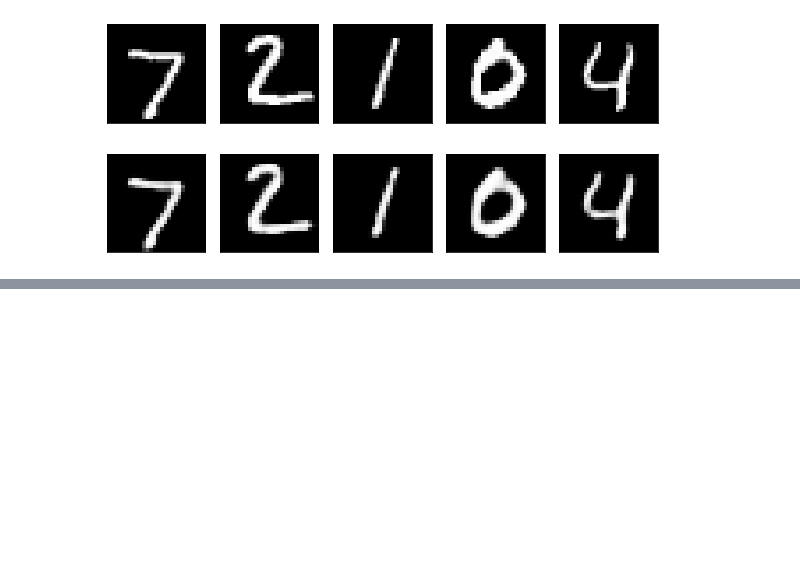
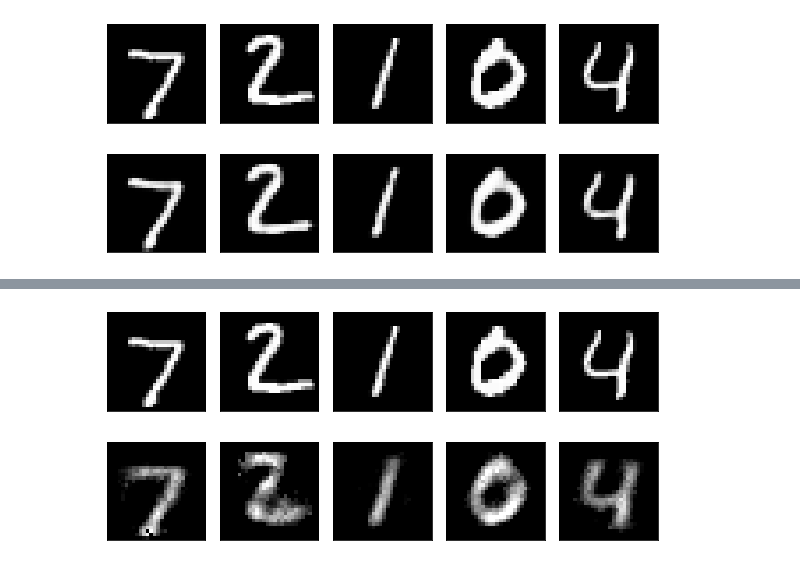
Before and after one commit to neural-data-science-lab/DL-intro-2022, a Jupyter notebook: MNIST-CNN-Keras.ipynb, the cells around one changed output, grey strips where cells are left out. Drawn from its saved outputs; the diff is of its cells as text; code cells hidden in the pictures; blank space fills up the shorter version.

```diff
--- a/MNIST-CNN-Keras.ipynb
+++ b/MNIST-CNN-Keras.ipynb
@@ -364,0 +394,12 @@ draw_predictions_set(predictions)
+# %%
+model.compile(loss='binary_crossentropy',
+              optimizer='adam')
+# %%
+X_train = x_train.reshape((len(x_train), pixels_per_image))
+X_test = x_test.reshape((len(x_test), pixels_per_image))
+# %%
+history = model.fit(X_train, X_train,
+          batch_size=batch_size,
+          epochs=epochs,
+          verbose=2,
+          validation_data=(X_test, X_test))
@@ -364,0 +424,21 @@ draw_predictions_set(predictions)
+# %%
+def draw_predictions_set_flat_input(predictions):
+    plt.figure(figsize=(8, 4))
+    for i in range(5):
+        plt.subplot(2, 5, i+1)
+        plt.imshow(X_test[i].reshape(28, 28), vmin=0, vmax=1, cmap="gray")
+        ax = plt.gca()
+        ax.get_xaxis().set_visible(False)
+        ax.get_yaxis().set_visible(False)
+        plt.subplot(2, 5, i+6)
+        plt.imshow(predictions[i].reshape(28, 28), vmin=0, vmax=1, cmap="gray")
+        ax = plt.gca()
+        ax.get_xaxis().set_visible(False)
+        ax.get_yaxis().set_visible(False)
+    plt.tight_layout()
+    plt.show()
+# %%
+predictions = model.predict(X_test)
+draw_predictions_set_flat_input(predictions)
+# %% [output]
+[figure, added]
```
Also changed, not shown: parts of 6 cells of this notebook.
